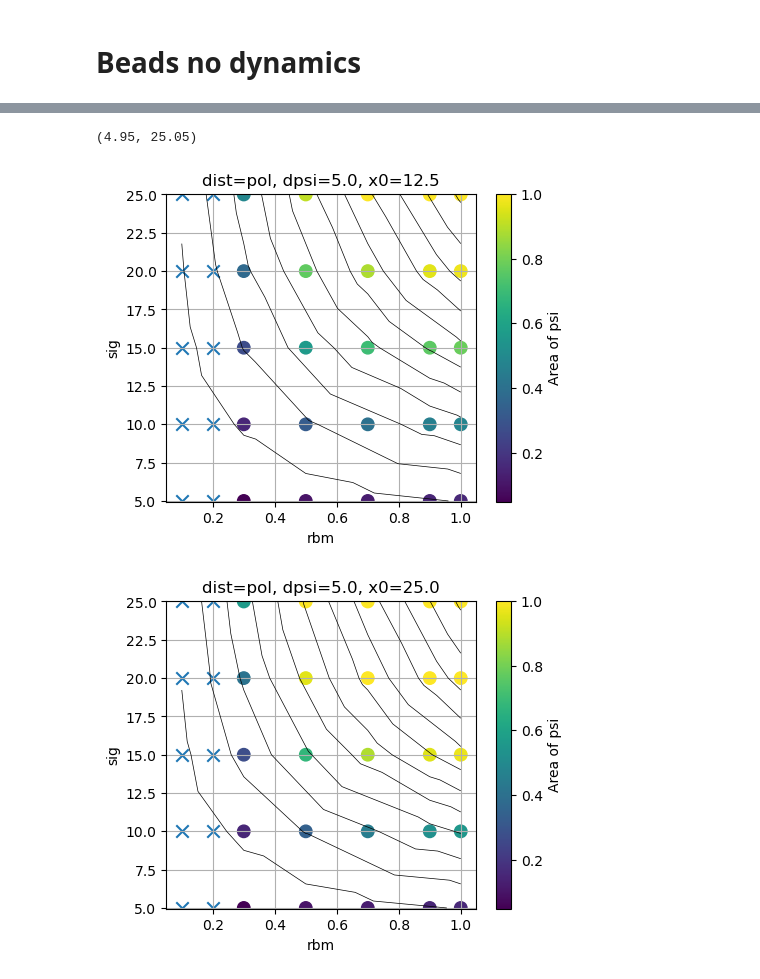
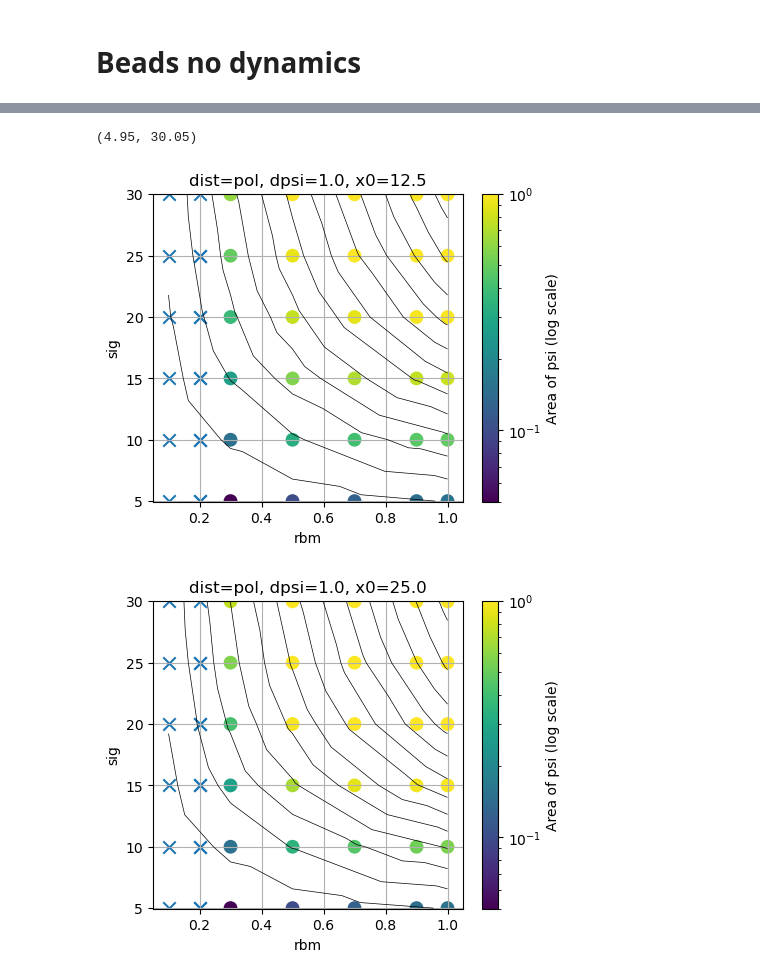
Before and after one commit to pvblop/Memory-Phase-Field-Models, a Jupyter notebook: equation_solver_gauss_dist/analysis_sweep.ipynb, the cells around one changed output, grey strips where cells are left out. Drawn from its saved outputs; the diff is of its cells as text; code cells hidden in the pictures.

```diff
--- a/equation_solver_gauss_dist/analysis_sweep.ipynb
+++ b/equation_solver_gauss_dist/analysis_sweep.ipynb
@@ -204,16 +204,32 @@ def plot_binary_phase_scatter(df, x, y, fixed=None, ax=None):
         fig = ax.figure
 
     # Differentiated
-    cm =ax.scatter(
+    from matplotlib.colors import LogNorm
+
+    cvals = d_true["area_psi"].values
+
+    # avoid non-positive values for log scale by finding smallest positive value
+    positive = cvals[cvals > 0]
+    if positive.size > 0:
+        vmin = positive.min()
+    else:
+        vmin = 1e-6
+
+    vmax = max(cvals.max(), vmin)
+    norm = LogNorm(vmin=vmin, vmax=vmax)
+
+    cm = ax.scatter(
         d_true[x],
         d_true[y],
         marker="o",
         s=80,
         label="Differentiated",
-        c=d_true["area_psi"],
+        c=cvals,
         cmap="viridis",
+        norm=norm,
     )
-    plt.colorbar(cm, label="Area of psi")  # Add colorbar for area_psi
+    cbar = fig.colorbar(cm, ax=ax)
+    cbar.set_label("Area of psi (log scale)")
 
     # Non differentiated
     ax.scatter(
@@ -286,7 +308,7 @@ x0:
 # %%
 fixed = {
         "dist": "pol",
-        "dpsi": 5.0,
+        "dpsi": 1.0,
         "x0": 12.5
         }
 
@@ -302,35 +324,35 @@ plot_binary_phase_scatter(
 d = df.copy()
 d=d[d["x0"] == 12.5]
 sig = d["sig"].values
 rbm = d["rbm"].values
 Nb = d["Nb"].values
 ax.tricontour(rbm, sig, Nb, levels=14, linewidths=0.5, colors='k')
 plt.xlim(0.05, 1.05)
-plt.ylim(4.95, 25.05)
+plt.ylim(4.95, 30.05)
 
 
 
 
 
 fixed["x0"] = 25.0
 fig, ax = plt.subplots(figsize=(5, 4))
 plot_binary_phase_scatter(
     df,
     x="rbm",
     y="sig",
     fixed=fixed,
     ax=ax
 )
 
 d = df.copy()
 d=d[d["x0"] == 25.0]
 sig = d["sig"].values
 rbm = d["rbm"].values
 Nb = d["Nb"].values
 ax.tricontour(rbm, sig, Nb, levels=14, linewidths=0.5, colors='k')
 plt.xlim(0.05, 1.05)
-plt.ylim(4.95, 25.05)
+plt.ylim(4.95, 30.05)
 # %% [output]
-(4.95, 25.05)
+(4.95, 30.05)
-[figure, old version]
+[figure, new version]
-[figure, old version]
+[figure, new version]
```
Also changed, not shown: parts of 1 cell of this notebook, 2 other files.
